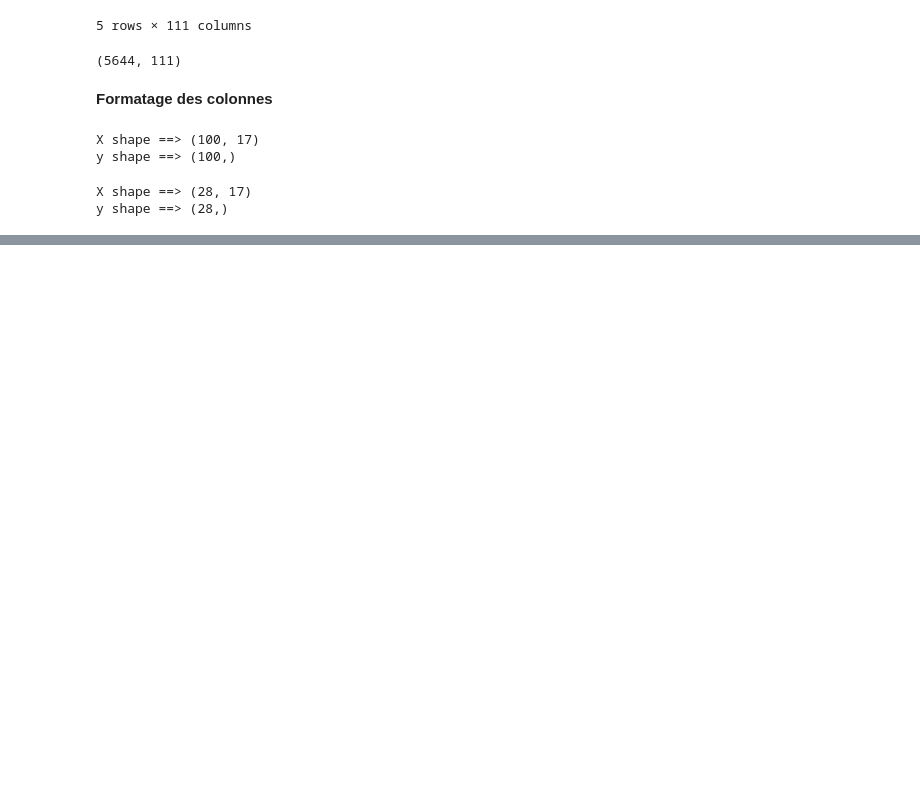
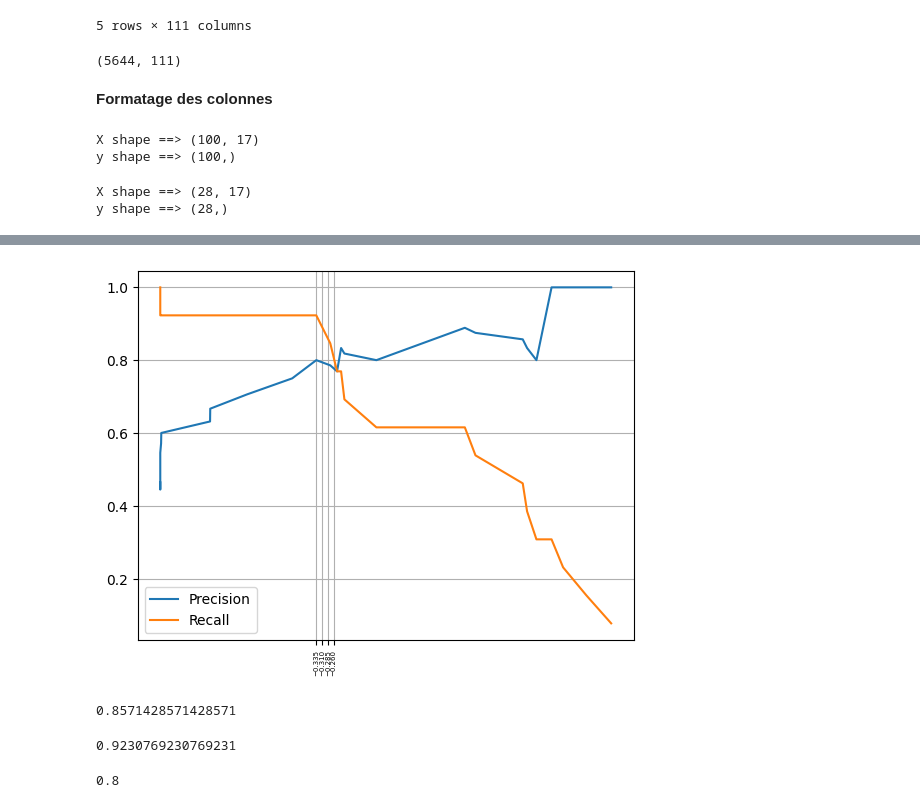
Before and after one commit to chanwinharold/COVID_19_-_DATA_SCIENCE_PROJECT, a Jupyter notebook: notebook_preprocessing.ipynb, the cells around one changed output, grey strips where cells are left out. Saved outputs shown, nothing was run; the diff lists cells and outputs as text; code cells hidden in the pictures; blank space fills up the shorter version.

```diff
--- a/notebook_preprocessing.ipynb
+++ b/notebook_preprocessing.ipynb
@@ -211,0 +358,12 @@ plt.show()
+# %%
+precision, recall, threshold = precision_recall_curve(y_test, grid.best_estimator_.decision_function(X_test))
+# %%
+plt.figure()
+plt.grid()
+plt.xticks(np.arange(-0.335, -0.25, 0.025), rotation=90, fontsize=5)
+plt.plot(threshold, precision[:-1], label="Precision")
+plt.plot(threshold, recall[:-1], label="Recall")
+plt.legend()
+plt.show()
+# %% [output]
+[figure, added]
@@ -211,0 +375,12 @@ plt.show()
+# %%
+f1_score(y_test, y_pred)
+# %% [output]
+0.8571428571428571
+# %%
+recall_score(y_test, y_pred)
+# %% [output]
+0.9230769230769231
+# %%
+precision_score(y_test, y_pred)
+# %% [output]
+0.8
```
Also changed, not shown: parts of 22 cells of this notebook.
